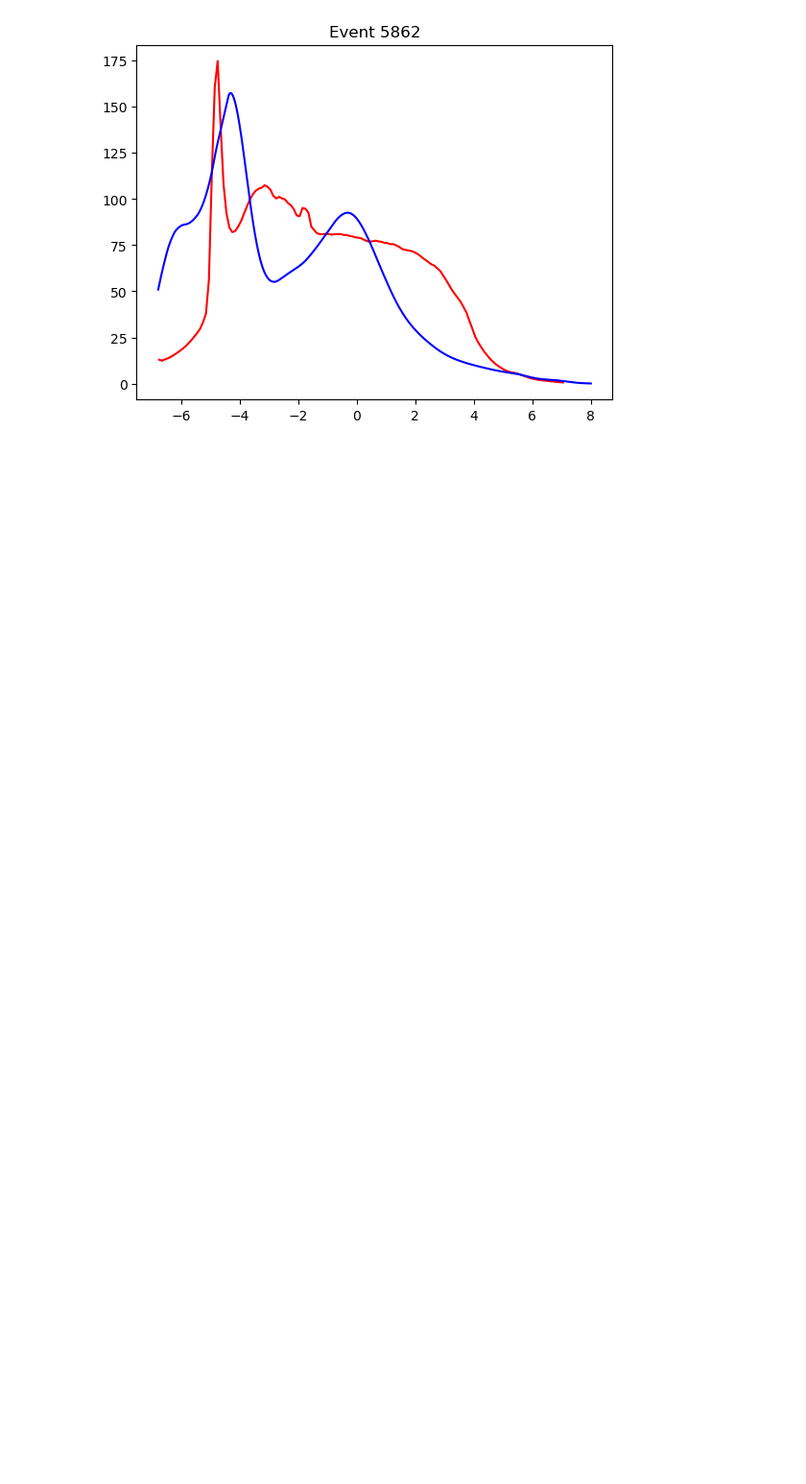
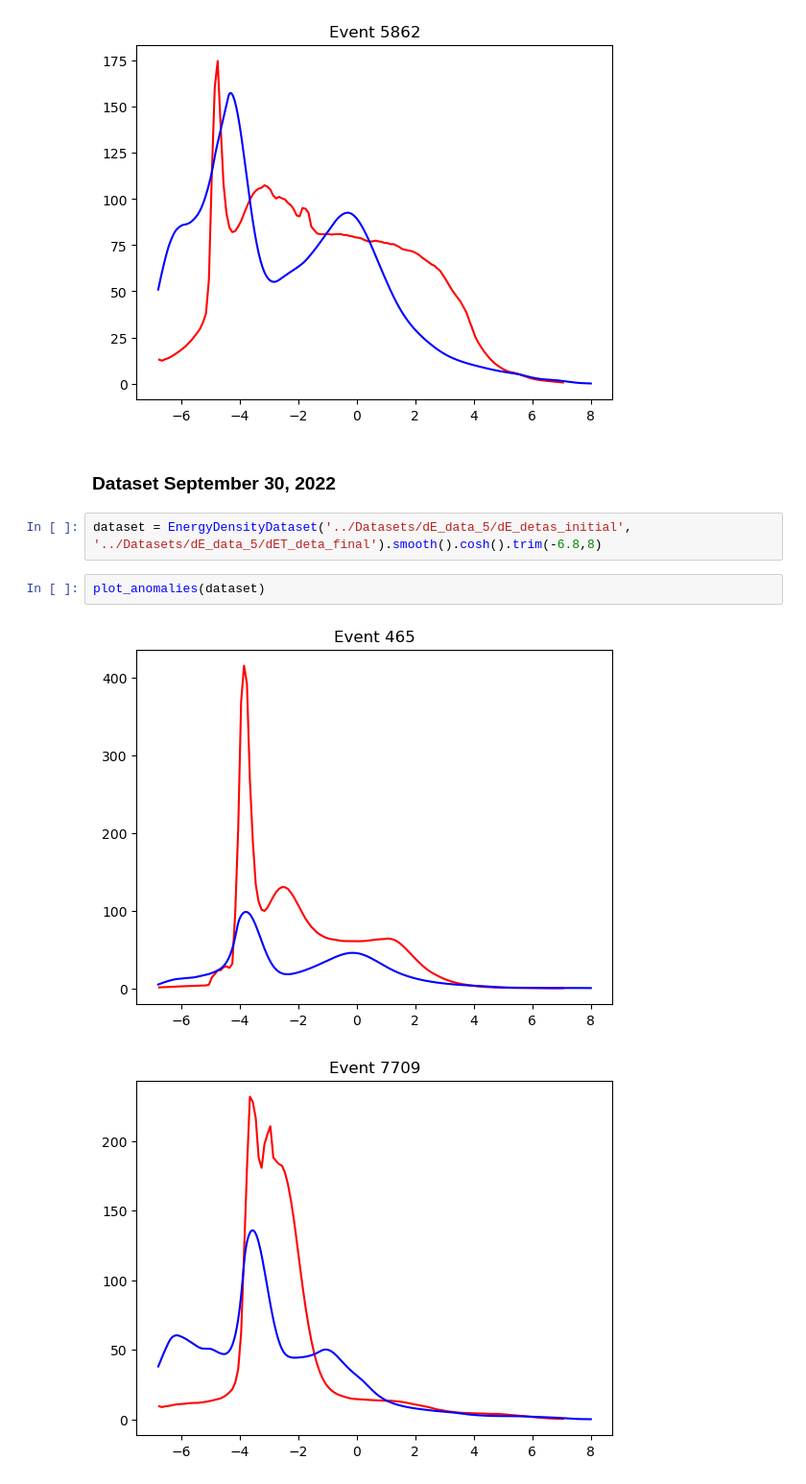
Before and after one commit to bboud/hydro-ml, a Jupyter notebook: hydroml/Notebooks/anomalies.ipynb, the cells around one changed output. Shown: that part at 96% size. Saved outputs shown, nothing was run; the diff lists cells and outputs as text; blank space fills up the shorter version.

Commit message:
Anomalies notebook

```diff
--- a/hydroml/Notebooks/anomalies.ipynb
+++ b/hydroml/Notebooks/anomalies.ipynb
@@ -58,3 +58,12 @@ plot_anomalies(dataset)
 [figure]
 [figure]
 [figure]
+# %% [markdown]
+### Dataset September 30, 2022
+# %%
+dataset = EnergyDensityDataset('../Datasets/dE_data_5/dE_detas_initial', '../Datasets/dE_data_5/dET_deta_final').smooth().cosh().trim(-6.8,8)
+# %%
+plot_anomalies(dataset)
+# %% [output]
+[figure, added]
+[figure, added]
```
